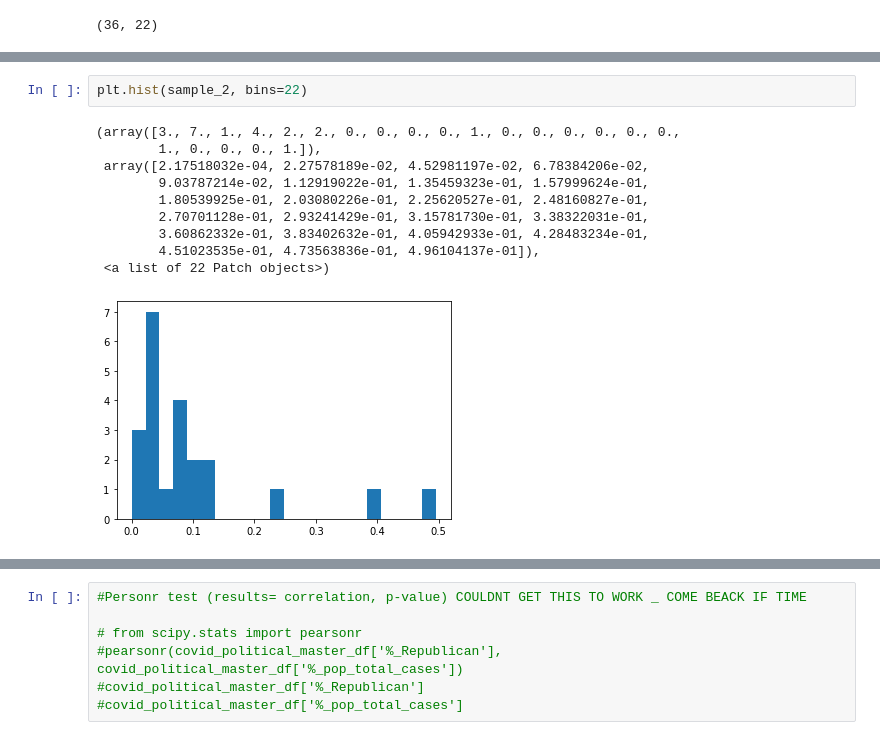
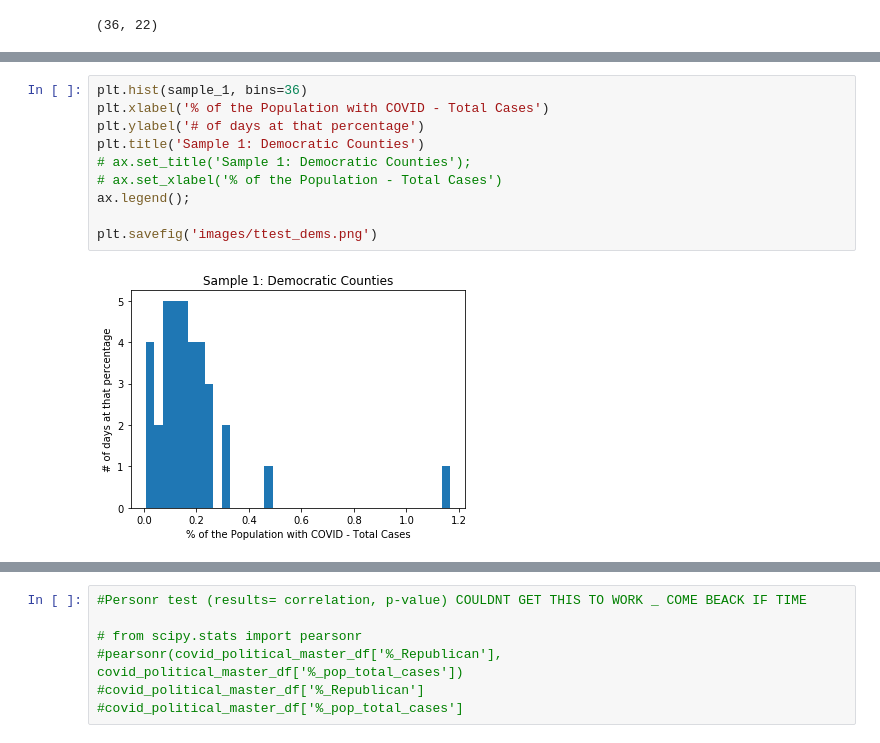
Before and after one commit to MegansColorado/Capstone_1, a Jupyter notebook: Covid_Political_Data.ipynb, the cells around one changed output, grey strips where cells are left out. Saved outputs shown, nothing was run; the diff lists cells and outputs as text.

Commit message:
trying to reformat the images AGAIN

```diff
--- a/Covid_Political_Data.ipynb
+++ b/Covid_Political_Data.ipynb
@@ -364,13 +348,12 @@ plt.hist(sample_1, bins=36)
-# %%
-plt.hist(sample_2, bins=22)
-# %% [output]
-(array([3., 7., 1., 4., 2., 2., 0., 0., 0., 0., 1., 0., 0., 0., 0., 0., 0.,
-        1., 0., 0., 0., 1.]),
- array([2.17518032e-04, 2.27578189e-02, 4.52981197e-02, 6.78384206e-02,
-        9.03787214e-02, 1.12919022e-01, 1.35459323e-01, 1.57999624e-01,
-        1.80539925e-01, 2.03080226e-01, 2.25620527e-01, 2.48160827e-01,
-        2.70701128e-01, 2.93241429e-01, 3.15781730e-01, 3.38322031e-01,
-        3.60862332e-01, 3.83402632e-01, 4.05942933e-01, 4.28483234e-01,
-        4.51023535e-01, 4.73563836e-01, 4.96104137e-01]),
- <a list of 22 Patch objects>)
-[figure, removed]
+# %%
+plt.hist(sample_1, bins=36)
+plt.xlabel('% of the Population with COVID - Total Cases')
+plt.ylabel('# of days at that percentage')
+plt.title('Sample 1: Democratic Counties')
+# ax.set_title('Sample 1: Democratic Counties');
+# ax.set_xlabel('% of the Population - Total Cases')
+ax.legend();
+
+plt.savefig('images/ttest_dems.png')
+# %% [output]
+[figure, added]
```
Also changed, not shown: parts of 2 cells of this notebook, 4 other files.
